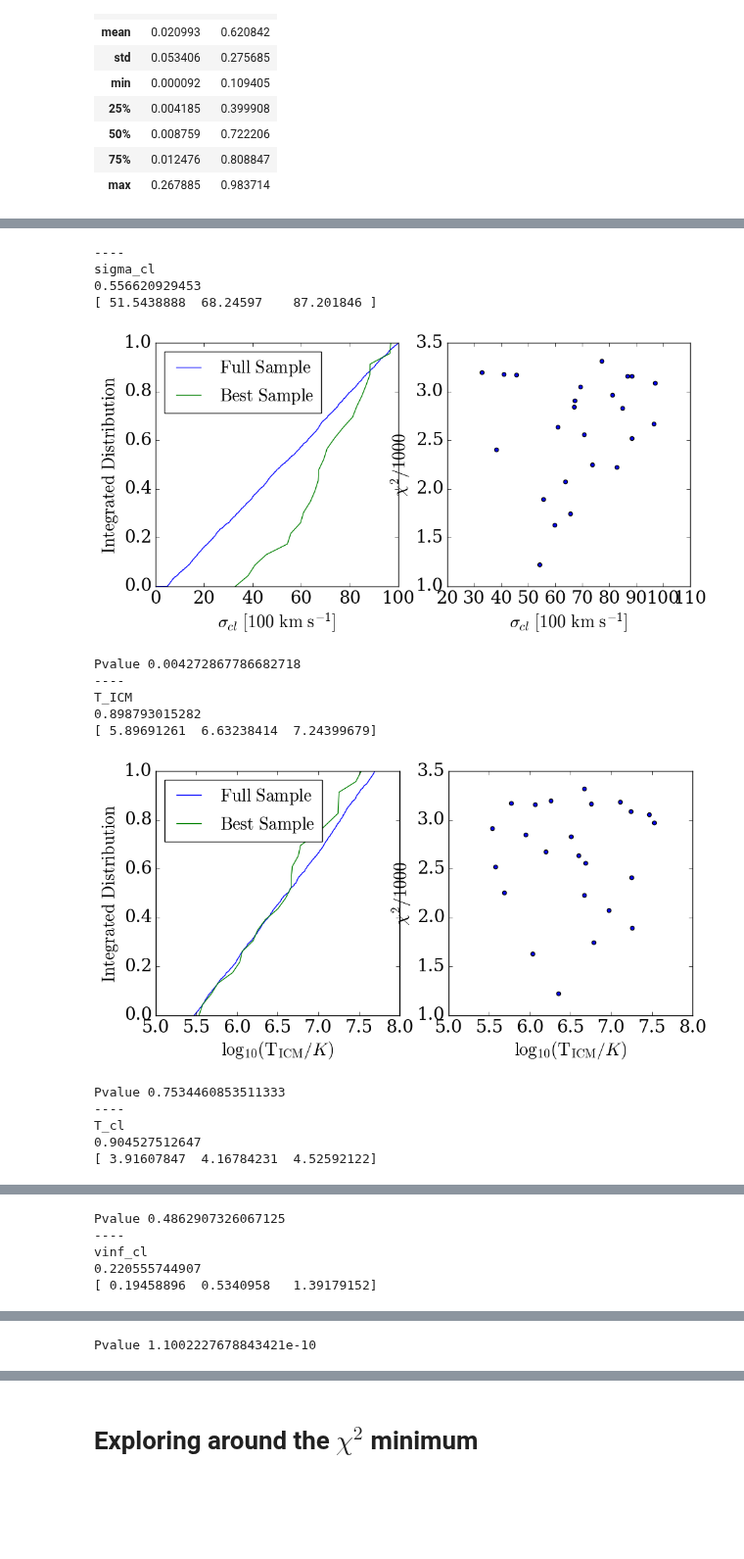
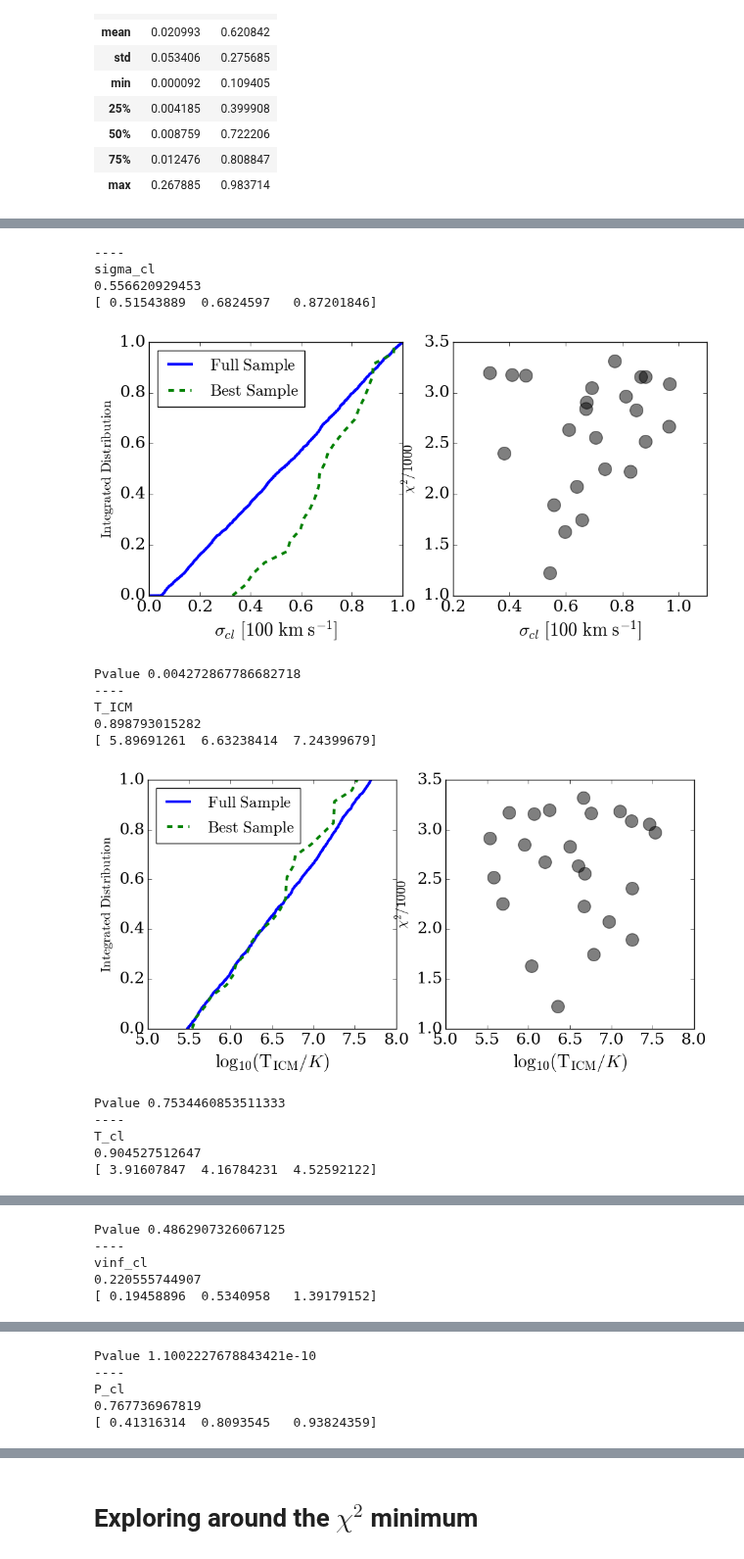
Before and after one commit to astroandes/tololo-lya-fit, a Jupyter notebook: code/multiphase.ipynb, the cells around one changed output, grey strips where cells are left out. Shown at 98% size. Cells and saved outputs as stored; diff of their text form; code cells hidden in the pictures; blank space fills up the shorter version.

```diff
--- a/code/multiphase.ipynb
+++ b/code/multiphase.ipynb
@@ -8,6 +8,7 @@ from scipy import stats
 # %%
 data = ps.read_csv("../data/multiphase/results.csv")
 data['vinf_cl'] = data['vinf_cl']/100.0
+data['sigma_cl'] = data['sigma_cl']/100.0
 data['chisq'] = data['chisq']/1000.0
 f_escape = ps.read_csv("../data/multiphase/fesc_clumpy.csv")
 # %%
@@ -79,7 +80,7 @@ def plot_distros(fullsample, subsample, chi2sub, labelx='x', filename='x'):
     fig = plt.figure(1, figsize=(11,5))
     plt.clf()
     #plt.rc('text', usetex=True,)
-    plt.rc('font', family='serif', size=20)
+    plt.rc('font', family='serif', size=18)
     #plt.set_ticklabels(ax, size=35)
     n_full = len(fullsample)
     n_sub = len(subsample)
@@ -89,24 +90,24 @@ def plot_distros(fullsample, subsample, chi2sub, labelx='x', filename='x'):
     int_sub = np.linspace(0.0, 1.0, n_sub)
 
     plt.subplot(121)
-    plt.plot(np.sort(fullsample), int_full ,label=r'${\rm Full\ Sample}$')
-    plt.plot(np.sort(subsample), int_sub, label=r'${\rm Best\ Sample}$')
-    plt.legend(loc=2, prop={'size':20})
+    plt.plot(np.sort(fullsample), int_full ,label=r'${\rm Full\ Sample}$', linewidth=3)
+    plt.plot(np.sort(subsample), int_sub, label=r'${\rm Best\ Sample}$', linewidth=3, linestyle='--')
+    plt.legend(loc=2, prop={'size':18})
 
     ks_stat, p_value = stats.ks_2samp(fullsample, subsample)
 
     ax = plt.gca()
     plt.xlabel(labelx, fontsize=20)
-    plt.ylabel(r'${\rm Integrated\ Distribution}$', fontsize=20)
+    plt.ylabel(r'${\rm Integrated\ Distribution}$', fontsize=15)
 
     plt.subplot(122)
-    plt.scatter(subsample, chi2sub)
+    plt.scatter(subsample, chi2sub, s=200 ,color ='black', alpha=0.5)
 
     ax = plt.gca()
     plt.xlabel(labelx, fontsize=20)
-    plt.ylabel(r'$\chi^2/1000$', fontsize=20)
+    plt.ylabel(r'$\chi^2/1000$', fontsize=15)
 
-    plt.savefig(str(filename)+'.pdf')
+    plt.savefig(str(filename)+'.pdf', bbox_inches='tight')
     plt.show(fig)
     plt.close(fig)
     return ks_stat, p_value
@@ -135,12 +136,13 @@ p_values = []
 
 try_columns = ['T_ICM', 'n_HI_ICM', 'T_cl', 'n_HI_cl', 'zeta_Z','H_em',
               'P_cl', 'f_cl', 'sigma_i', 'beta_cl', 'sigma_cl', 'vinf_cl', 'r_cl']
-try_columns = ['sigma_cl', 'T_ICM', 'T_cl', 'vinf_cl']
+try_columns = ['sigma_cl', 'T_ICM', 'T_cl', 'vinf_cl', 'P_cl']
 units = {
         'sigma_cl':'$\sigma_{cl}\ [100\ \mathrm{km\ s^{-1}}]$',
         'T_ICM' : '$\log_{10}(\mathrm{T_{ICM}} / K)$',
             'T_cl' : '$\log_{10}(\mathrm{T_{cl}} / K)$',
-        'vinf_cl' : '$v_{\infty,\mathrm{cl}}\ [100\ \mathrm{km\ s^{-1}]}$'
+        'vinf_cl' : '$v_{\infty,\mathrm{cl}}\ [100\ \mathrm{km\ s^{-1}]}$',
+        'P_cl': '$P_{\mathrm{cl}}$'
         }
 for column in try_columns:
     if column in column_log:
@@ -153,41 +155,41 @@ for column in try_columns:
         print(delta_best/delta_all)
         print(best_q.values)
         change.append(delta_best/delta_all)
         columns.append(column)
         values.append(best_q.values)
         _, pv = plot_distros(np.log10(data[column].values), np.log10(best_models[column].values),
                      best_models['chisq'].values, labelx=units[column], filename=column)
         p_values.append(pv)
         print ("Pvalue {}".format(pv))
     if column in column_lin:
         print("----")
         print(column)
         best_q = (best_models[column].quantile([0.16,0.50,0.84]))
         all_q = (data[column].quantile([0.16,0.50,0.84]))
         delta_all = all_q.values[2] - all_q.values[0]
         delta_best = best_q.values[2] - best_q.values[0]
         print(delta_best/delta_all)
         print(best_q.values)
         change.append(delta_best/delta_all)
         columns.append(column)
         values.append(best_q.values)
         _,pv = plot_distros((data[column].values), (best_models[column].values),
                      best_models['chisq'].values, labelx=units[column], filename=column)
         p_values.append(pv)
         print("Pvalue {}".format(pv))
         #print column
 # %% [output]
 ----
 sigma_cl
 0.556620929453
-[ 51.5438888  68.24597    87.201846 ]
+[ 0.51543889  0.6824597   0.87201846]
-[figure, old version]
+[figure, new version]
 Pvalue 0.004272867786682718
 ----
 T_ICM
 0.898793015282
 [ 5.89691261  6.63238414  7.24399679]
-[figure, old version]
+[figure, new version]
 Pvalue 0.7534460853511333
 ----
 T_cl
@@ -203 +205,5 @@ vinf_cl
 Pvalue 1.1002227678843421e-10
+----
+P_cl
+0.767736967819
+[ 0.41316314  0.8093545   0.93824359]
```
Also changed, not shown: parts of 6 cells of this notebook.
